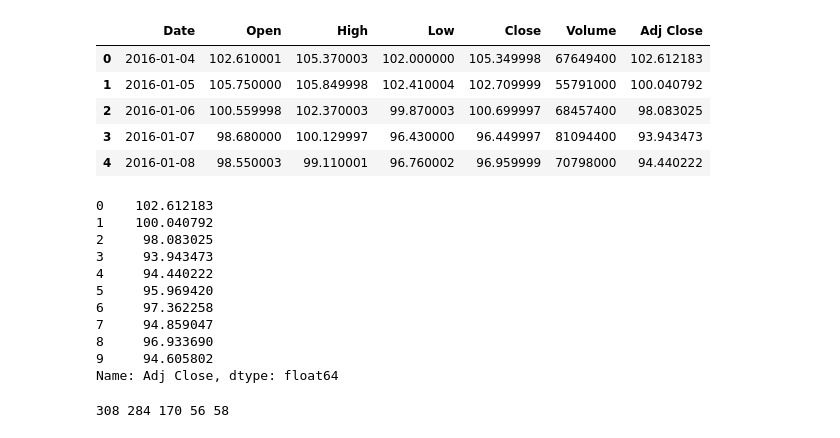
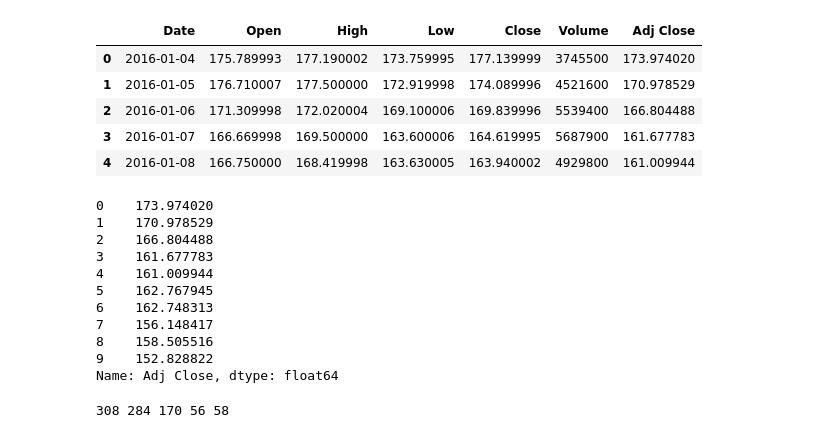
Before and after one commit to verowulf/ML-Cheatsheet, a Jupyter notebook: CFA Robo_Data Gathering & Basic ML.ipynb, the cells around one changed output. Cells and saved outputs as stored; diff of their text form; code cells hidden in the pictures.

```diff
--- a/CFA Robo_Data Gathering & Basic ML.ipynb
+++ b/CFA Robo_Data Gathering & Basic ML.ipynb
@@ -13,9 +13,9 @@ end_date   = datetime.date.today()
 # %%
 from pandas_datareader.data import DataReader    # pip install pandas-datareader
 
-TICKER = 'AAPL'
+SYMBOL = 'GS'
 
-df_stock = DataReader(TICKER, 'yahoo', start_date, end_date)    # http://finance.yahoo.com/quote/GS/history?p=GS
+df_stock = DataReader(SYMBOL, 'yahoo', start_date, end_date)    # http://finance.yahoo.com/quote/GS/history?p=GS
 df_stock.tail()
 
 #print(type(df_stock))    # DataFrame datatype
@@ -68,29 +68,29 @@ df_stock.to_csv(symbol_to_path(TICKER))
 # %%
-df_csv = pd.read_csv(symbol_to_path(TICKER))
+df_csv = pd.read_csv(symbol_to_path(SYMBOL))
 # After read_csv, the Date index becomes another column, and instead there is an integer index
 
 df_csv.head()
 # %% [output]
 |  | Date | Open | High | Low | Close | Volume | Adj Close |
-| 0 | 2016-01-04 | 102.610001 | 105.370003 | 102.000000 | 105.349998 | 67649400 | 102.612183 |
-| 1 | 2016-01-05 | 105.750000 | 105.849998 | 102.410004 | 102.709999 | 55791000 | 100.040792 |
-| 2 | 2016-01-06 | 100.559998 | 102.370003 | 99.870003 | 100.699997 | 68457400 | 98.083025 |
-| 3 | 2016-01-07 | 98.680000 | 100.129997 | 96.430000 | 96.449997 | 81094400 | 93.943473 |
-| 4 | 2016-01-08 | 98.550003 | 99.110001 | 96.760002 | 96.959999 | 70798000 | 94.440222 |
+| 0 | 2016-01-04 | 175.789993 | 177.190002 | 173.759995 | 177.139999 | 3745500 | 173.974020 |
+| 1 | 2016-01-05 | 176.710007 | 177.500000 | 172.919998 | 174.089996 | 4521600 | 170.978529 |
+| 2 | 2016-01-06 | 171.309998 | 172.020004 | 169.100006 | 169.839996 | 5539400 | 166.804488 |
+| 3 | 2016-01-07 | 166.669998 | 169.500000 | 163.600006 | 164.619995 | 5687900 | 161.677783 |
+| 4 | 2016-01-08 | 166.750000 | 168.419998 | 163.630005 | 163.940002 | 4929800 | 161.009944 |
 # %%
 df_AC = df_csv['Adj Close']
 df_AC[0:10]
 # %% [output]
-0    102.612183
-1    100.040792
-2     98.083025
-3     93.943473
-4     94.440222
-5     95.969420
-6     97.362258
-7     94.859047
-8     96.933690
-9     94.605802
+0    173.974020
+1    170.978529
+2    166.804488
+3    161.677783
+4    161.009944
+5    162.767945
+6    162.748313
+7    156.148417
+8    158.505516
+9    152.828822
 Name: Adj Close, dtype: float64
 # %%
 AC = df_csv['Adj Close'].values    # Eliminates the integer index
```
Also changed, not shown: parts of 17 cells of this notebook.
